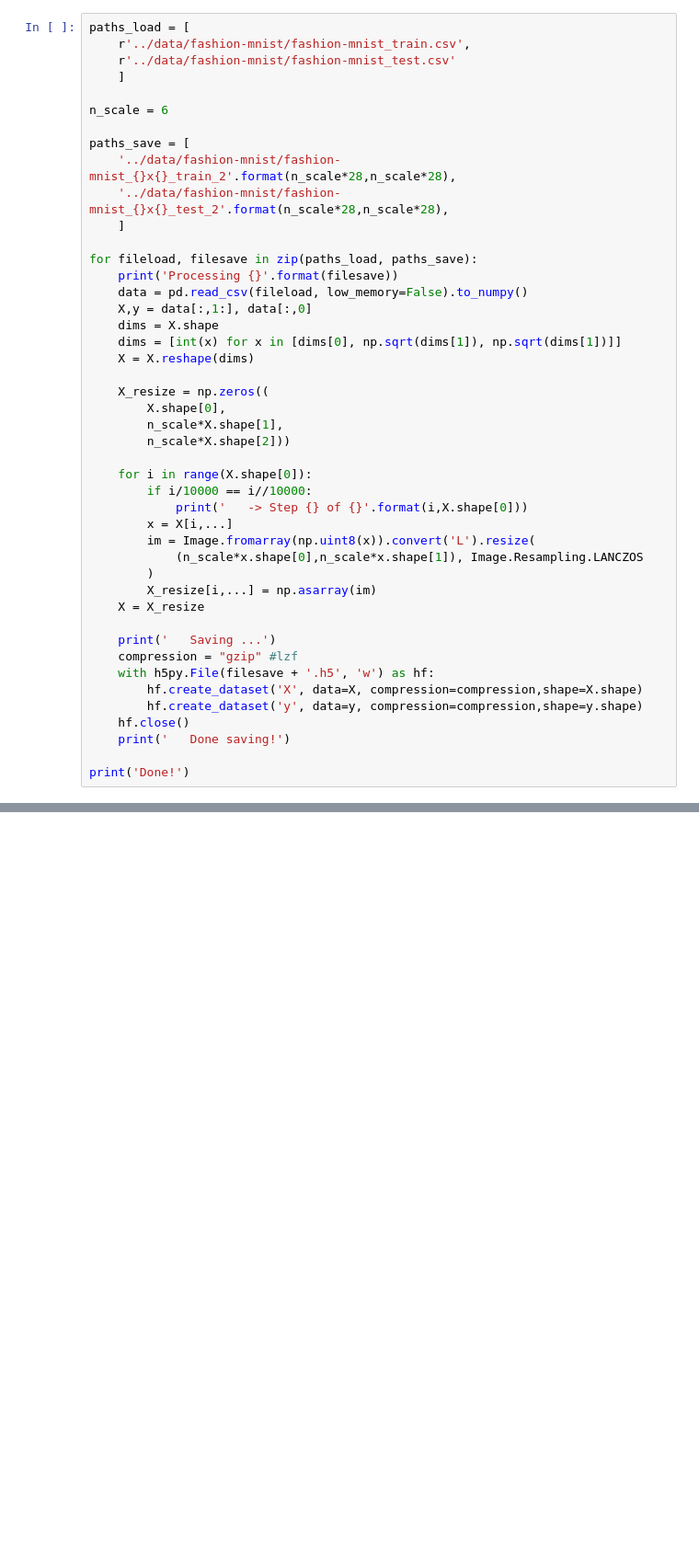
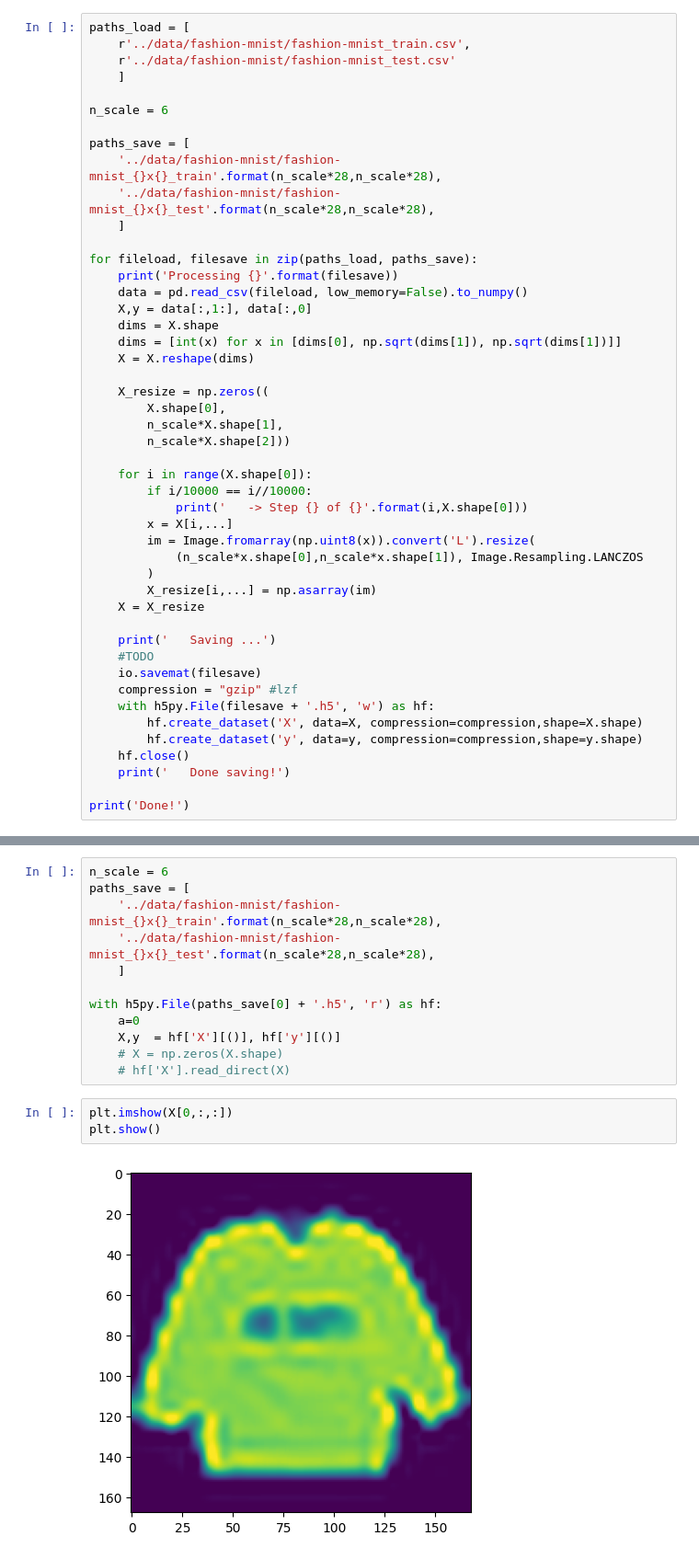
Before and after one commit to matteobonotto/PyTorch-Lightning-template, a Jupyter notebook: notebooks/resize_images.ipynb, the cells around one changed output, grey strips where cells are left out. Shown at 92% size. Cells and saved outputs as stored; diff of their text form; blank space fills up the shorter version.

Commit message:
resizing mnist database

```diff
--- a/notebooks/resize_images.ipynb
+++ b/notebooks/resize_images.ipynb
@@ -18,8 +19,8 @@ paths_load = [
 n_scale = 6
 
 paths_save = [
-    '../data/fashion-mnist/fashion-mnist_{}x{}_train_2'.format(n_scale*28,n_scale*28),
-    '../data/fashion-mnist/fashion-mnist_{}x{}_test_2'.format(n_scale*28,n_scale*28),
+    '../data/fashion-mnist/fashion-mnist_{}x{}_train'.format(n_scale*28,n_scale*28),
+    '../data/fashion-mnist/fashion-mnist_{}x{}_test'.format(n_scale*28,n_scale*28),
     ]
 
 for fileload, filesave in zip(paths_load, paths_save):
@@ -46,6 +47,8 @@ for fileload, filesave in zip(paths_load, paths_save):
     X = X_resize
 
     print('   Saving ...')
+    #TODO
+    io.savemat(filesave)
     compression = "gzip" #lzf
     with h5py.File(filesave + '.h5', 'w') as hf:
         hf.create_dataset('X', data=X, compression=compression,shape=X.shape)
@@ -69,3 +72,20 @@ Processing ../data/fashion-mnist/fashion-mnist_168x168_test
    Saving ...
    Done saving!
 Done!
+# %%
+n_scale = 6
+paths_save = [
+    '../data/fashion-mnist/fashion-mnist_{}x{}_train'.format(n_scale*28,n_scale*28),
+    '../data/fashion-mnist/fashion-mnist_{}x{}_test'.format(n_scale*28,n_scale*28),
+    ]
+
+with h5py.File(paths_save[0] + '.h5', 'r') as hf:
+    a=0
+    X,y  = hf['X'][()], hf['y'][()]
+    # X = np.zeros(X.shape)
+    # hf['X'].read_direct(X)
+# %%
+plt.imshow(X[0,:,:])
+plt.show()
+# %% [output]
+[figure, added]
```
Also changed, not shown: parts of 2 cells of this notebook, 8 other files.
